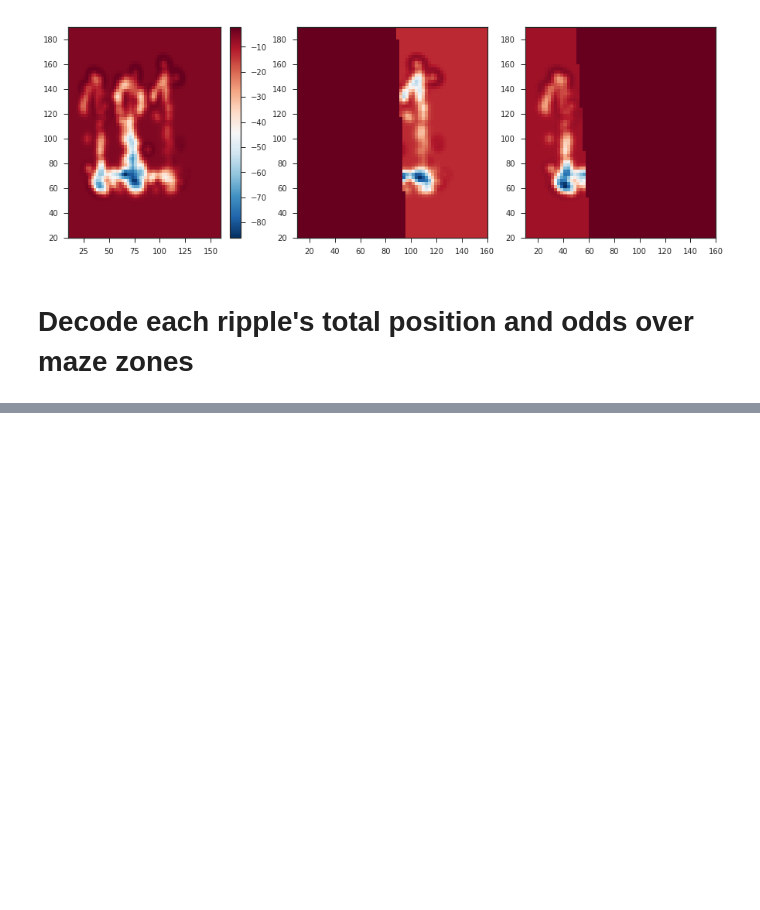
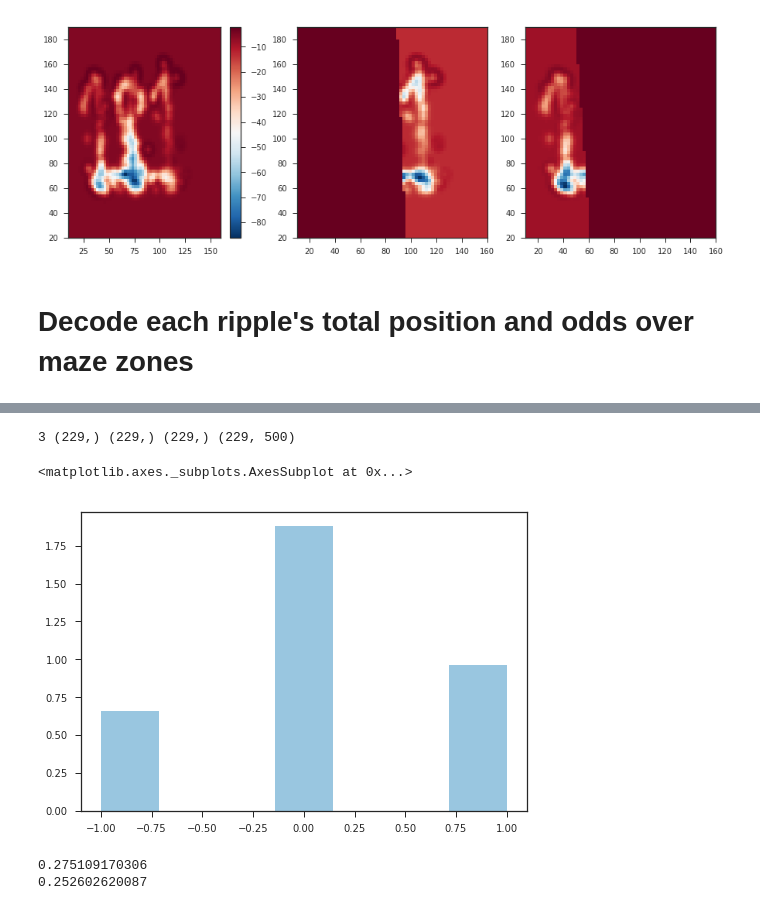
Before and after one commit to ckemere/RippleStickiness, a Jupyter notebook: Ripple-Bias.ipynb, the cells around one changed output, grey strips where cells are left out. Drawn from its saved outputs; the diff is of its cells as text; code cells hidden in the pictures; blank space fills up the shorter version.

```diff
--- a/Ripple-Bias.ipynb
+++ b/Ripple-Bias.ipynb
@@ -751,0 +715,52 @@ Fra 10 389 ripples
+# %%
+all_score_diffs = []
+all_score_diffs_shuff = []
+all_last_times = []
+NShuf = 500
+
+for anim, ripscores in RippleArmScores.items():
+    shuf_ratios = []
+    last_ratios = []
+    last_times = []
+    score_diffs = []
+    shuff_score_diffs = []
+    for day, datum in ripscores.items():
+        sc = np.array(datum['TruePercentiles'])
+        if (len(sc[~np.isnan(sc)]) == 0):
+            continue
+
+        shuf_ratios.append(sc)
+        lastsc = np.array(datum['ScoreOfLastRipple'])
+        last_ratios.append(lastsc)
+        lastT = np.array(datum['TimeSinceLastRipple'])
+        last_times.append(lastT)
+#        score_diffs.append(np.abs(sc - lastsc))
+        score_diffs.append(sc*lastsc)
+
+        # now we want to generate shuffle distribution of score_diffs
+        shuffs = np.zeros((len(sc),NShuf))
+        for idx in range(NShuf):
+#            shuffs[:,idx] = np.abs(np.random.permutation(sc) - lastsc)
+            shuffs[:,idx] = np.random.permutation(sc)*lastsc
+        shuff_score_diffs.append(shuffs)
+
+        print(day, sc.shape, lastT.shape, lastsc.shape, shuffs.shape)
+
+
+    all_shuf_ratios = np.hstack(shuf_ratios)
+    all_score_diffs.append(np.hstack(score_diffs))
+    all_score_diffs_shuff.append(np.vstack(shuff_score_diffs))
+    all_last_times.append(np.hstack(last_times))
+# %% [output]
+3 (229,) (229,) (229,) (229, 500)
+# %%
+sns.distplot(score_diffs[0], norm_hist=True, kde=False)
+# %% [output]
+<matplotlib.axes._subplots.AxesSubplot at 0x...>
+[figure, added]
+# %%
+print(np.mean(score_diffs[0] == 1))
+print(np.mean(np.hstack(shuff_score_diffs[0]) == 1))
+# %% [output]
+0.275109170306
+0.252602620087
```
Also changed, not shown: parts of 18 cells of this notebook, 4 other files.
